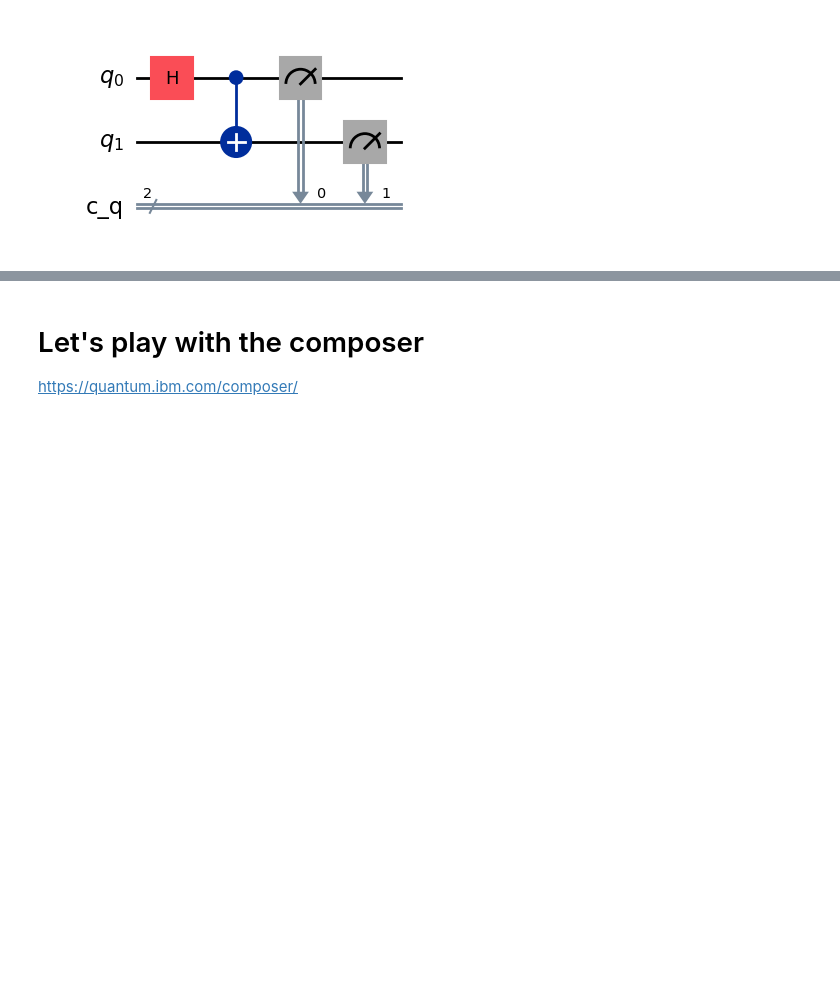
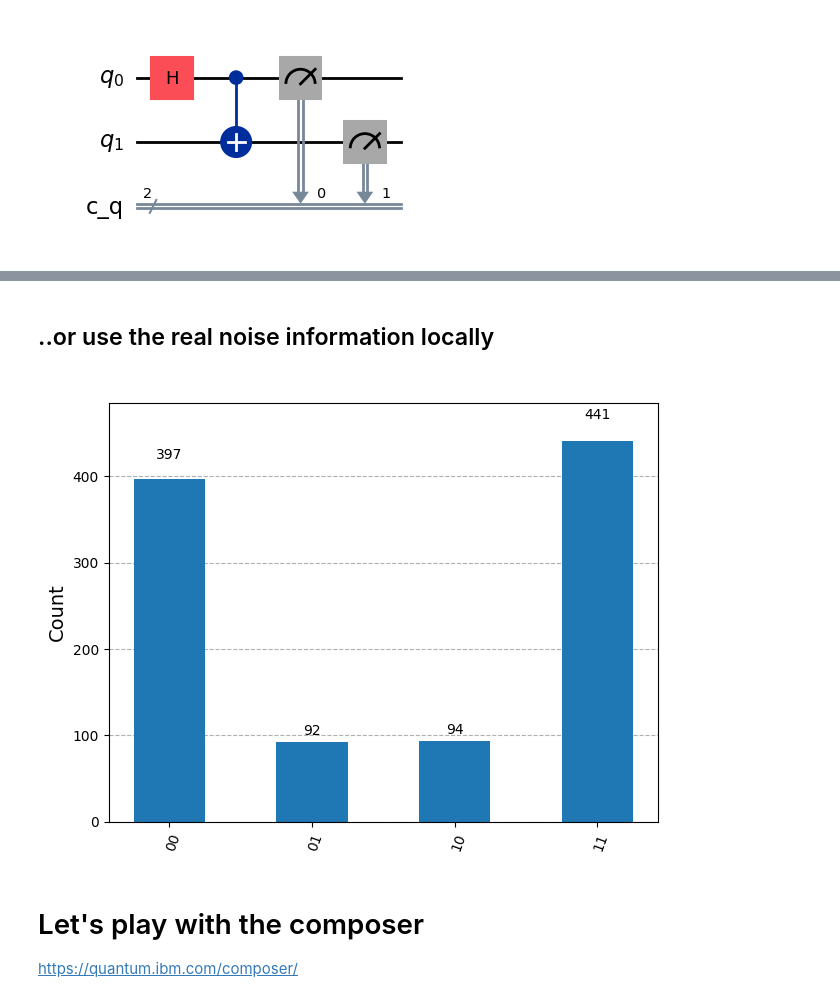
Before and after one commit to Brotherhood94/quantum_lessons, a Jupyter notebook: Introduction_to_Qiskit.ipynb, the cells around one changed output, grey strips where cells are left out. Drawn from its saved outputs; the diff is of its cells as text; code cells hidden in the pictures; blank space fills up the shorter version.

```diff
--- a/Introduction_to_Qiskit.ipynb
+++ b/Introduction_to_Qiskit.ipynb
@@ -630,3 +631,18 @@ DONE
+# %% [markdown]
+<h2>..or use the real noise information locally <h2>
+# %%
+from qiskit_aer.noise import NoiseModel
+from qiskit import transpile
+
+noisy_backend = service.backend("ibm_torino")
+noise_model = NoiseModel.from_backend(noisy_backend)
+noisy_simulator = AerSimulator(noise_model=noise_model)
+
+#qc_t = transpile(qc, noisy_simulator)
+counts = noisy_simulator.run(circuit).result().get_counts()
+plot_histogram(counts)
+# %% [output]
+[figure, added]
 # %% [markdown]
 # Let's play with the composer
 
```
Also changed, not shown: parts of 22 cells of this notebook.
